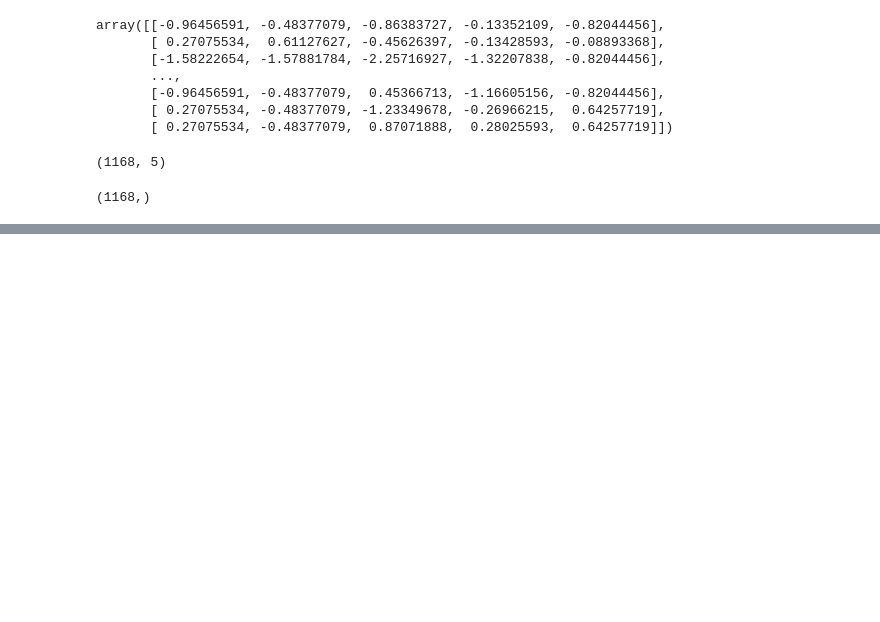
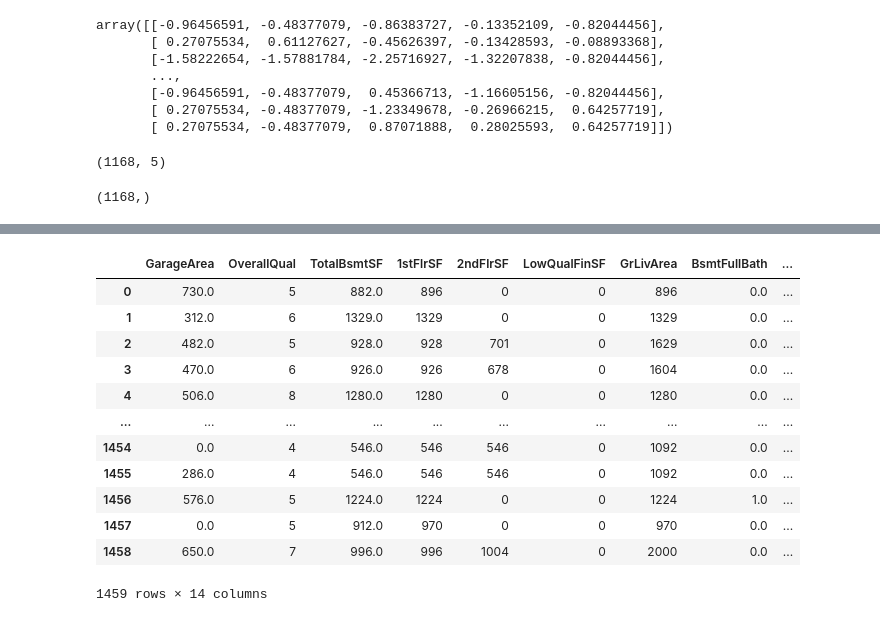
Before and after one commit to Christin-George-SDE/PRODGY_ML_01, a Jupyter notebook: house_price_prediction.ipynb, the cells around one changed output, grey strips where cells are left out. Cells and saved outputs as stored; diff of their text form; code cells hidden in the pictures; blank space fills up the shorter version.

```diff
--- a/house_price_prediction.ipynb
+++ b/house_price_prediction.ipynb
@@ -258,0 +288,2 @@ Y_train.shape
+# %%
+testdf = pd.read_csv("test.csv")
@@ -258,0 +300,15 @@ Y_train.shape
+# %%
+req_tst = ["GarageArea","OverallQual","TotalBsmtSF","1stFlrSF","2ndFlrSF","LowQualFinSF","GrLivArea","BsmtFullBath","BsmtHalfBath","FullBath","HalfBath","TotRmsAbvGrd"]
+
+selected_tst = testdf[req_tst]
+# %%
+selected_tst.loc[:, 'TotalBath'] = (selected_tst['BsmtFullBath'].fillna(0) +
+                                    selected_tst['BsmtHalfBath'].fillna(0) +
+                                    selected_tst['FullBath'].fillna(0) +
+                                    selected_tst['HalfBath'].fillna(0))
+
+selected_tst.loc[:, 'TotalSF'] = (selected_tst['TotalBsmtSF'].fillna(0) +
+                                  selected_tst['1stFlrSF'].fillna(0) +
+                                  selected_tst['2ndFlrSF'].fillna(0) +
+                                  selected_tst['LowQualFinSF'].fillna(0) +
+                                  selected_tst['GrLivArea'].fillna(0))
@@ -258,0 +326,16 @@ Y_train.shape
+# %%
+selected_tst
+# %% [output]
+|  | GarageArea | OverallQual | TotalBsmtSF | 1stFlrSF | 2ndFlrSF | LowQualFinSF | GrLivArea | BsmtFullBath | ... |
+| 0 | 730.0 | 5 | 882.0 | 896 | 0 | 0 | 896 | 0.0 | ... |
+| 1 | 312.0 | 6 | 1329.0 | 1329 | 0 | 0 | 1329 | 0.0 | ... |
+| 2 | 482.0 | 5 | 928.0 | 928 | 701 | 0 | 1629 | 0.0 | ... |
+| 3 | 470.0 | 6 | 926.0 | 926 | 678 | 0 | 1604 | 0.0 | ... |
+| 4 | 506.0 | 8 | 1280.0 | 1280 | 0 | 0 | 1280 | 0.0 | ... |
+| ... | ... | ... | ... | ... | ... | ... | ... | ... | ... |
+| 1454 | 0.0 | 4 | 546.0 | 546 | 546 | 0 | 1092 | 0.0 | ... |
+| 1455 | 286.0 | 4 | 546.0 | 546 | 546 | 0 | 1092 | 0.0 | ... |
+| 1456 | 576.0 | 5 | 1224.0 | 1224 | 0 | 0 | 1224 | 1.0 | ... |
+| 1457 | 0.0 | 5 | 912.0 | 970 | 0 | 0 | 970 | 0.0 | ... |
+| 1458 | 650.0 | 7 | 996.0 | 996 | 1004 | 0 | 2000 | 0.0 | ... |
+1459 rows × 14 columns
```
Also changed, not shown: parts of 31 cells of this notebook.
